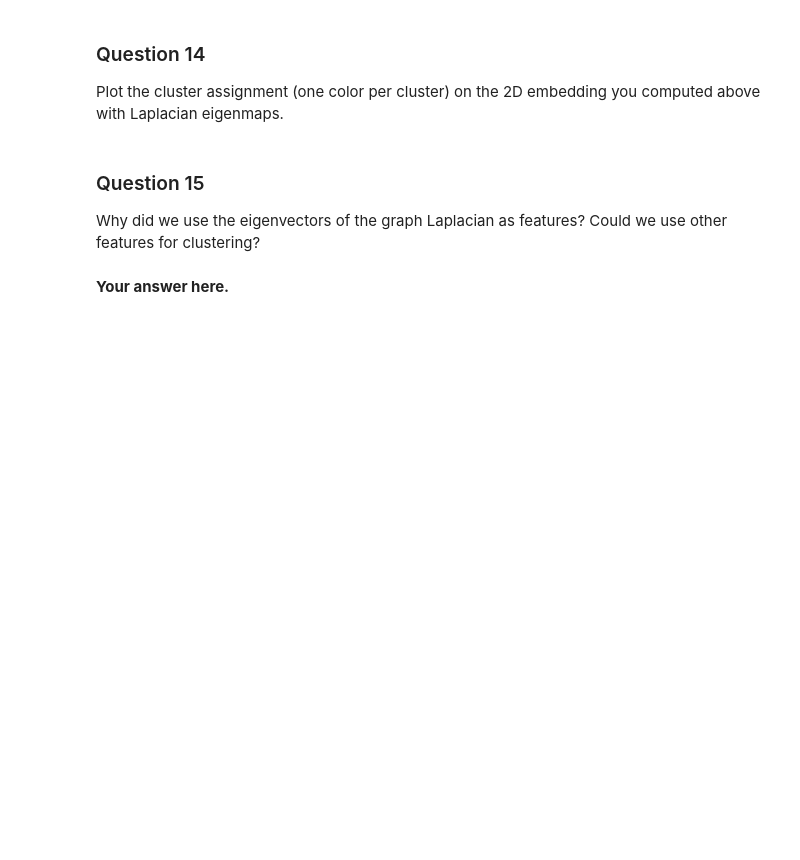
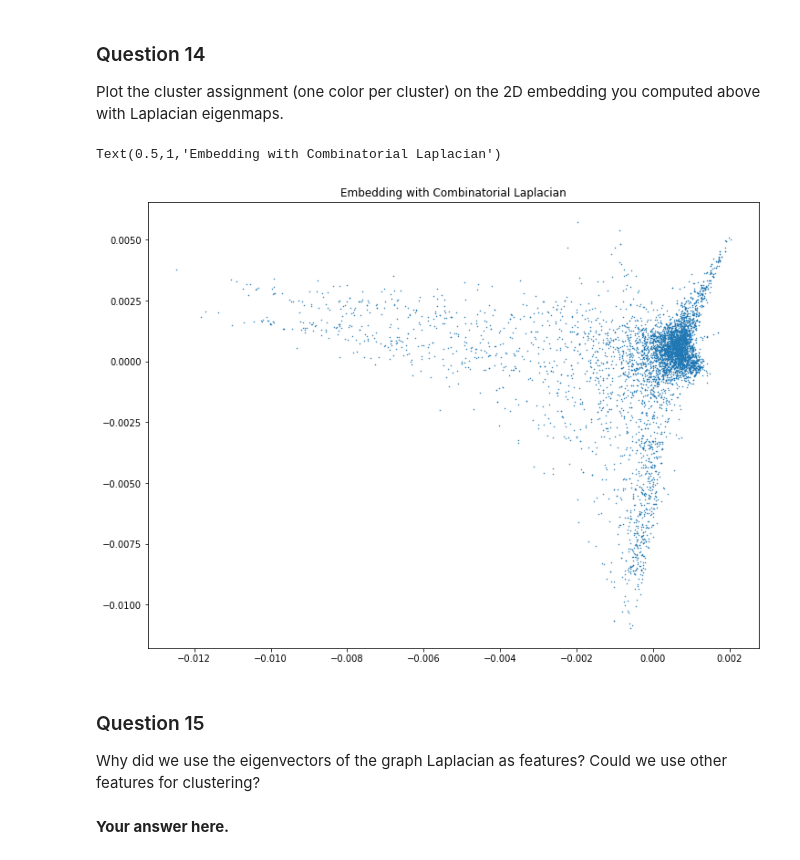
Before and after one commit to mattminder/ntds_24, a Jupyter notebook: Milestone_3/3_spectral_graph_theory.ipynb, the cells around one changed output. Drawn from its saved outputs; the diff is of its cells as text; code cells hidden in the pictures; blank space fills up the shorter version.

```diff
--- a/Milestone_3/3_spectral_graph_theory.ipynb
+++ b/Milestone_3/3_spectral_graph_theory.ipynb
@@ -424,3 +501,12 @@ Plot the cluster assignment (one color per cluster) on the 2D embedding you comp
+# %%
+# Color according to cluster_labels_c and cluster_truth
+
+plt.figure(figsize=[12,9])
+plt.plot(np.real(evecs_c[:,1]), np.real(evecs_c[:,2]), '.', markersize=1)
+plt.title('Embedding with Combinatorial Laplacian')
+# %% [output]
+Text(0.5,1,'Embedding with Combinatorial Laplacian')
+[figure, added]
 # %% [markdown]
 ### Question 15
 
```
Also changed, not shown: parts of 14 cells of this notebook.
